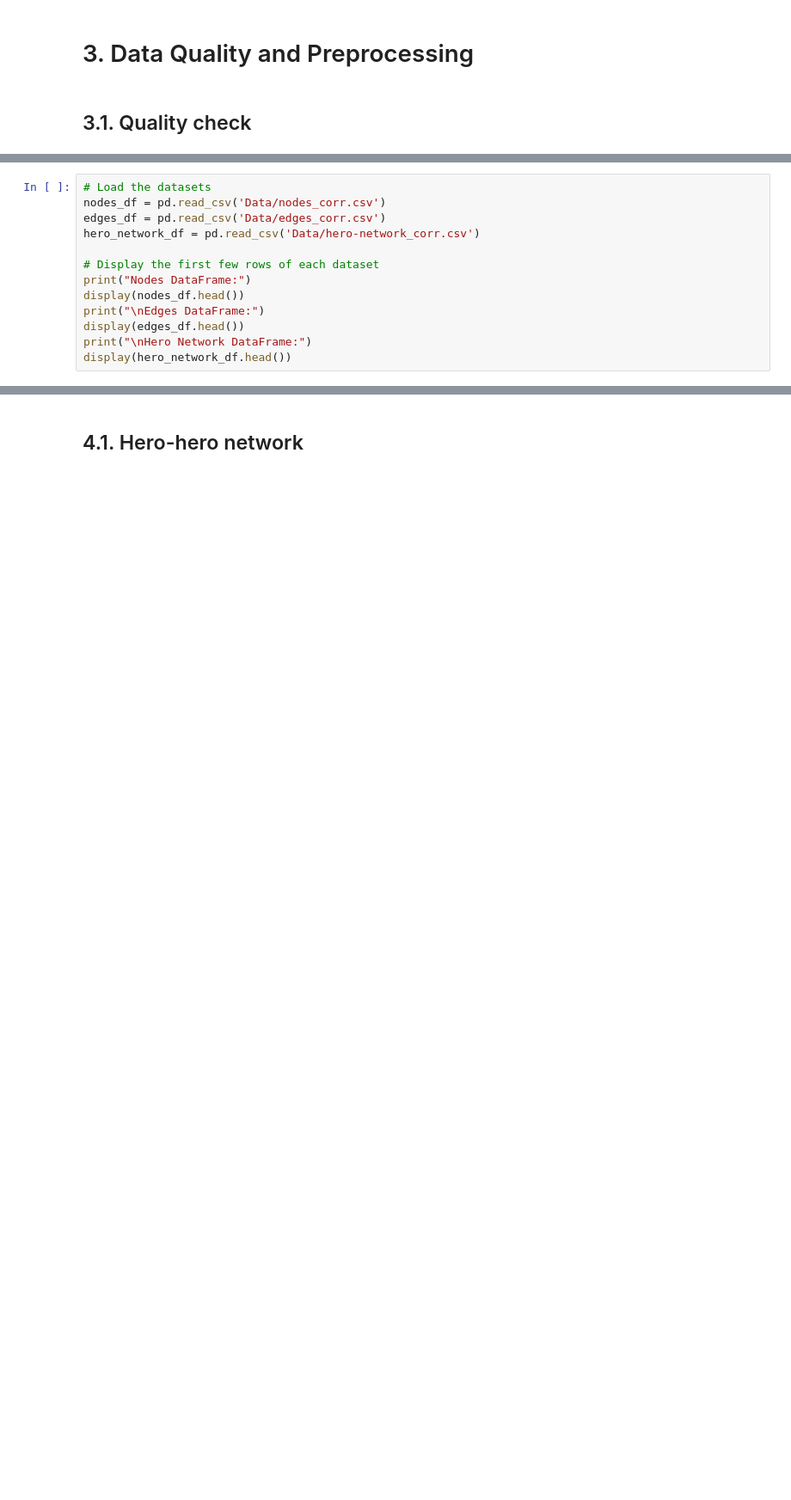
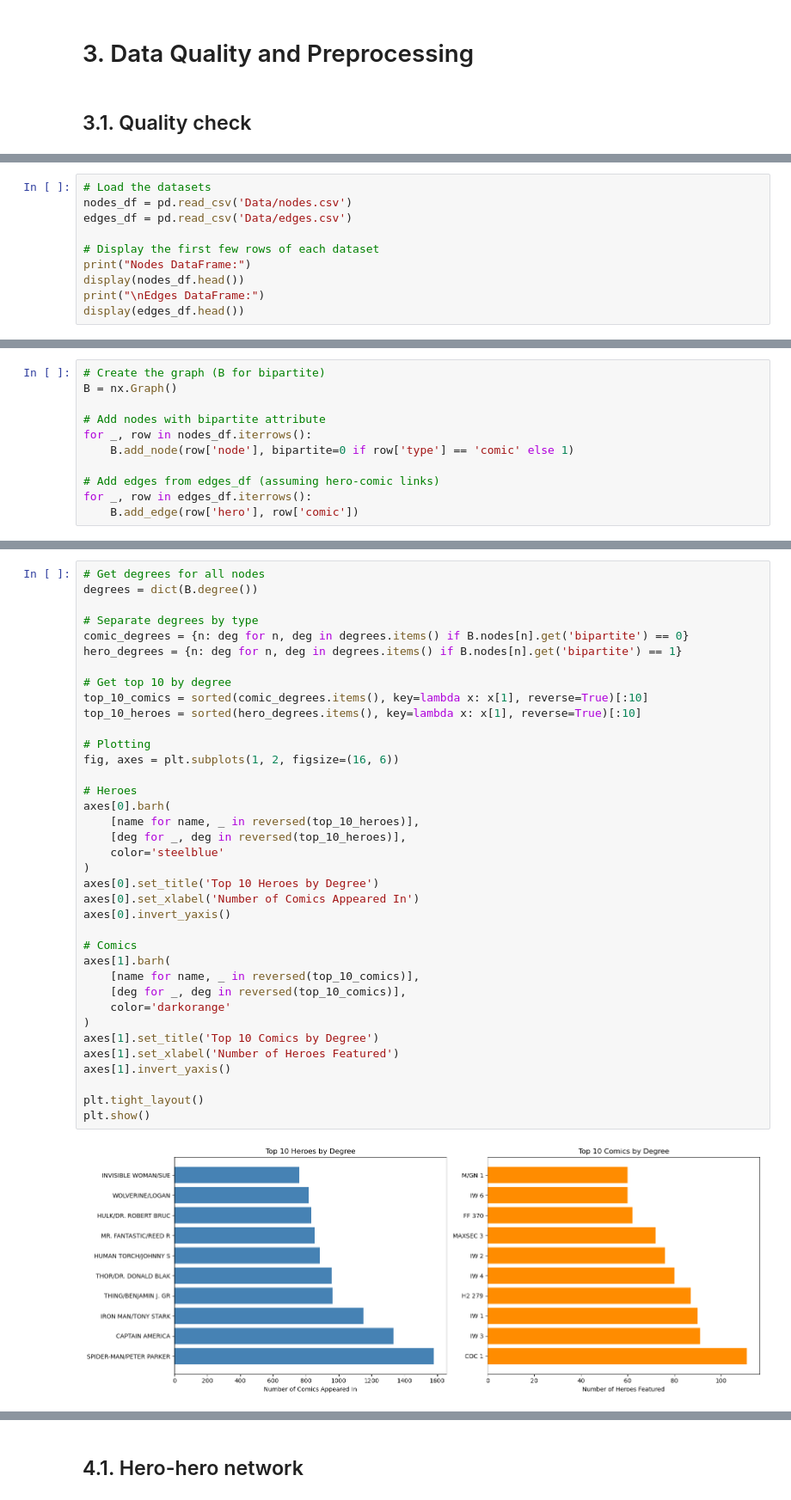
Before and after one commit to Konpyuuta/social-media-analytics, a Jupyter notebook: final_marvel_project.ipynb, the cells around one changed output, grey strips where cells are left out. Shown: that part at 86% size. Cells and saved outputs as stored; diff of their text form; blank space fills up the shorter version.

```diff
--- a/final_marvel_project.ipynb
+++ b/final_marvel_project.ipynb
@@ -651,16 +464,13 @@ We will from now on use the corrected data.
 # %%
 # Load the datasets
-nodes_df = pd.read_csv('Data/nodes_corr.csv')
-edges_df = pd.read_csv('Data/edges_corr.csv')
-hero_network_df = pd.read_csv('Data/hero-network_corr.csv')
+nodes_df = pd.read_csv('Data/nodes.csv')
+edges_df = pd.read_csv('Data/edges.csv')
 
 # Display the first few rows of each dataset
 print("Nodes DataFrame:")
 display(nodes_df.head())
 print("\nEdges DataFrame:")
 display(edges_df.head())
-print("\nHero Network DataFrame:")
-display(hero_network_df.head())
 # %% [output]
 Nodes DataFrame:
 |  | node | type |
@@ -685,0 +492,11 @@ Hero Network DataFrame:
+# %%
+# Create the graph (B for bipartite)
+B = nx.Graph()
+
+# Add nodes with bipartite attribute
+for _, row in nodes_df.iterrows():
+    B.add_node(row['node'], bipartite=0 if row['type'] == 'comic' else 1)
+
+# Add edges from edges_df (assuming hero-comic links)
+for _, row in edges_df.iterrows():
+    B.add_edge(row['hero'], row['comic'])
@@ -849,0 +589,39 @@ Sample of isolated heroes (first 20):
+# %%
+# Get degrees for all nodes
+degrees = dict(B.degree())
+
+# Separate degrees by type
+comic_degrees = {n: deg for n, deg in degrees.items() if B.nodes[n].get('bipartite') == 0}
+hero_degrees = {n: deg for n, deg in degrees.items() if B.nodes[n].get('bipartite') == 1}
+
+# Get top 10 by degree
+top_10_comics = sorted(comic_degrees.items(), key=lambda x: x[1], reverse=True)[:10]
+top_10_heroes = sorted(hero_degrees.items(), key=lambda x: x[1], reverse=True)[:10]
+
+# Plotting
+fig, axes = plt.subplots(1, 2, figsize=(16, 6))
+
+# Heroes
+axes[0].barh(
+    [name for name, _ in reversed(top_10_heroes)],
+    [deg for _, deg in reversed(top_10_heroes)],
+    color='steelblue'
+)
+axes[0].set_title('Top 10 Heroes by Degree')
+axes[0].set_xlabel('Number of Comics Appeared In')
+axes[0].invert_yaxis()
+
+# Comics
+axes[1].barh(
+    [name for name, _ in reversed(top_10_comics)],
+    [deg for _, deg in reversed(top_10_comics)],
+    color='darkorange'
+)
+axes[1].set_title('Top 10 Comics by Degree')
+axes[1].set_xlabel('Number of Heroes Featured')
+axes[1].invert_yaxis()
+
+plt.tight_layout()
+plt.show()
+# %% [output]
+[figure, added]
```
Also changed, not shown: parts of 45 cells of this notebook, 5 other files.
